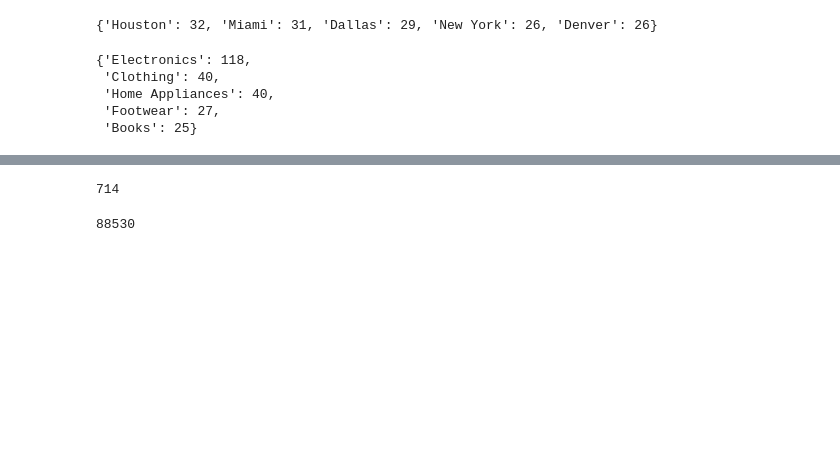
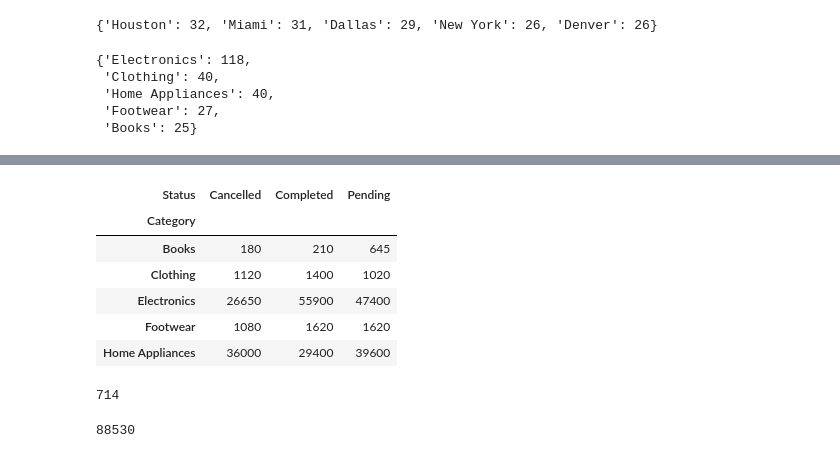
Before and after one commit to isg75/first_project, a Jupyter notebook: notebooks/dam_amazon.ipynb, the cells around one changed output, grey strips where cells are left out. Cells and saved outputs as stored; diff of their text form; code cells hidden in the pictures; blank space fills up the shorter version.

```diff
--- a/notebooks/dam_amazon.ipynb
+++ b/notebooks/dam_amazon.ipynb
@@ -146,0 +137,27 @@ print(total_sales_sum)
+# %%
+def add_higher_price_column(df):
+    # Adding a column 'Higher Price' based on some condition
+    # Assuming you want to mark prices above a certain threshold (e.g., 100)
+    df['Higher Price'] = df['Price'].apply(lambda x: 'Yes' if x > 100 else 'No')
+    return df
+
+# Example usage:
+data = {
+    'Order ID': ['ORD0001', 'ORD0002', 'ORD0003', 'ORD0004', 'ORD0005'],
+    'Date': ['14-03-25', '20-03-25', '15-02-25', '19-02-25', '10-03-25'],
+    'Product': ['Running Shoes', 'Headphones', 'Running Shoes', 'Running Shoes', 'Smartwatch'],
+    'Category': ['Footwear', 'Electronics', 'Footwear', 'Footwear', 'Electronics'],
+    'Price': [60, 100, 60, 60, 150],
+    'Quantity': [3, 4, 2, 3, 3],
+    'Total Sales': [180, 400, 120, 180, 450],
+    'Customer Name': ['Emma Clark', 'Emily Johnson', 'John Doe', 'Olivia Wilson', 'Emma Clark'],
+    'Customer Location': ['New York', 'San Francisco', 'Denver', 'Dallas', 'New York'],
+    'Payment Method': ['Debit Card', 'Debit Card', 'Amazon Pay', 'Credit Card', 'Debit Card'],
+    'Status': ['Cancelled', 'Pending', 'Cancelled', 'Pending', 'Pending']
+}
+
+df = pd.DataFrame(data)
+
+# Add 'Higher Price' column
+df = add_higher_price_column(df)
+print(df)
@@ -147,3 +185,26 @@ print(total_sales_sum)
+# %%
+def total_sales_by_category_and_status(df: pd.DataFrame) -> pd.DataFrame:
+    #  Total Sales by Category and Status
+    summary = pd.pivot_table(
+        df,
+        values='Total Sales',
+        index='Category',
+        columns='Status',
+        aggfunc='sum',
+        fill_value=0
+    )
+    return summary
+
+
+display(total_sales_by_category_and_status(df))
+# %% [output]
+| Status | Cancelled | Completed | Pending |
+| Category |  |  |  |
+| Books | 180 | 210 | 645 |
+| Clothing | 1120 | 1400 | 1020 |
+| Electronics | 26650 | 55900 | 47400 |
+| Footwear | 1080 | 1620 | 1620 |
+| Home Appliances | 36000 | 29400 | 39600 |
 # %%
 def print_total_quantity(df):       # Calculating the quantity of total products sold
     print(df['Quantity'].sum())
```
Also changed, not shown: parts of 6 cells of this notebook.
